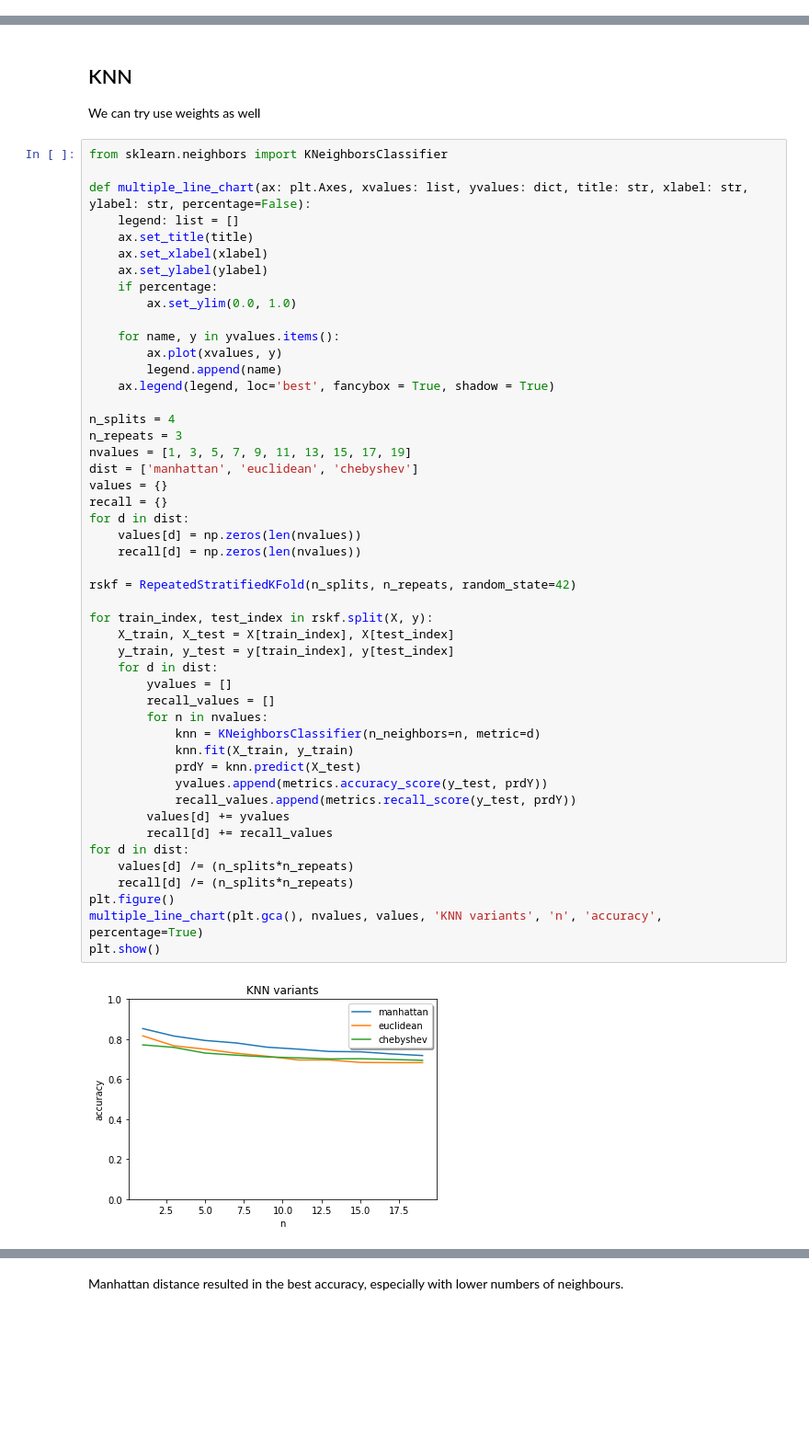
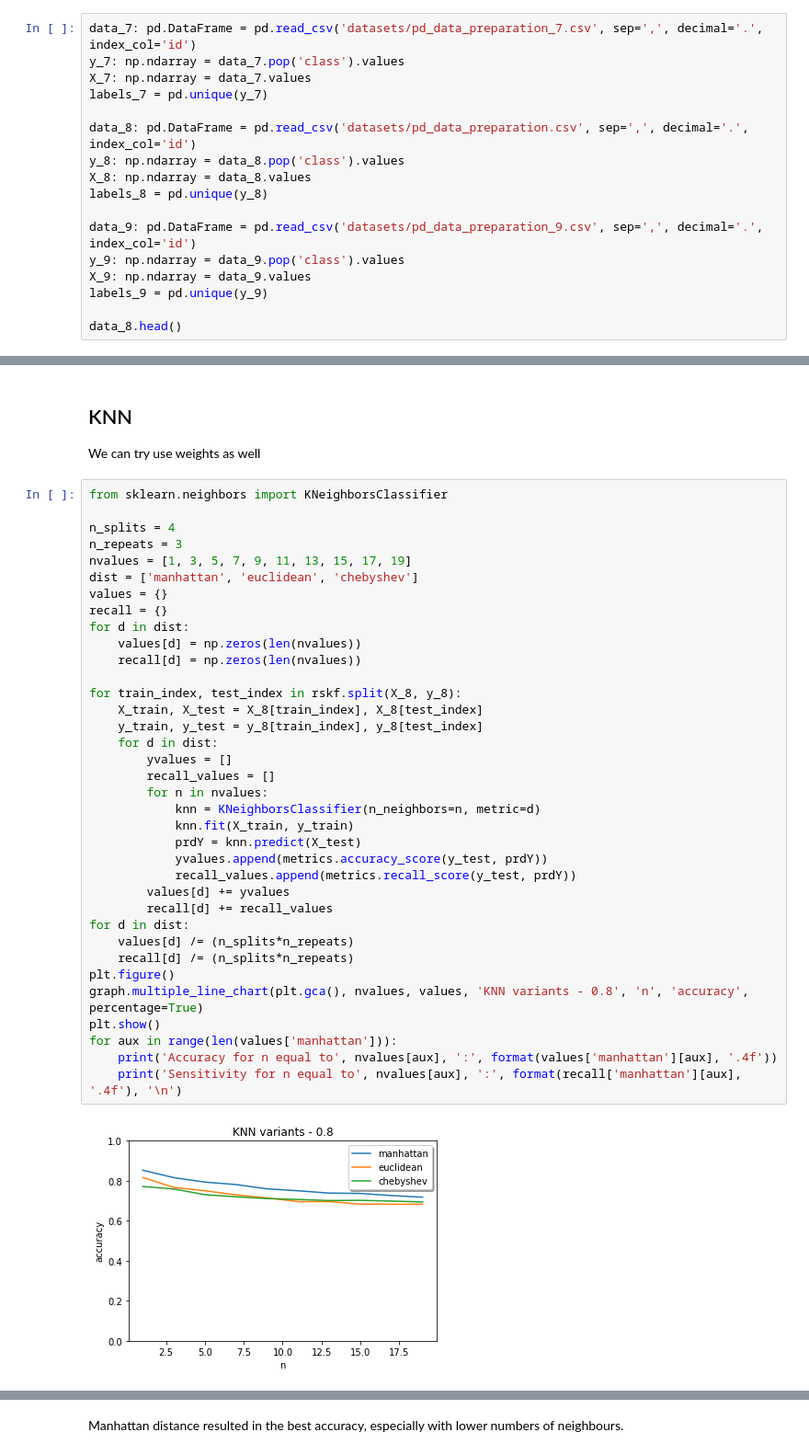
Before and after one commit to RenanNunes/Data_Science_Project_IST, a Jupyter notebook: 03_Naive_Bayes_and_KNN.ipynb, the cells around one changed output, grey strips where cells are left out. Shown at 92% size. Cells and saved outputs as stored; diff of their text form; blank space fills up the shorter version.

```diff
--- a/03_Naive_Bayes_and_KNN.ipynb
+++ b/03_Naive_Bayes_and_KNN.ipynb
@@ -29,0 +14,17 @@ data.head()
+# %%
+data_7: pd.DataFrame = pd.read_csv('datasets/pd_data_preparation_7.csv', sep=',', decimal='.', index_col='id')
+y_7: np.ndarray = data_7.pop('class').values
+X_7: np.ndarray = data_7.values
+labels_7 = pd.unique(y_7)
+
+data_8: pd.DataFrame = pd.read_csv('datasets/pd_data_preparation.csv', sep=',', decimal='.', index_col='id')
+y_8: np.ndarray = data_8.pop('class').values
+X_8: np.ndarray = data_8.values
+labels_8 = pd.unique(y_8)
+
+data_9: pd.DataFrame = pd.read_csv('datasets/pd_data_preparation_9.csv', sep=',', decimal='.', index_col='id')
+y_9: np.ndarray = data_9.pop('class').values
+X_9: np.ndarray = data_9.values
+labels_9 = pd.unique(y_9)
+
+data_8.head()
@@ -112,51 +164,39 @@ So, we can use the Gaussian Naive Bayes (with 4 folds and 3 repetitions) as our
 We can try use weights as well
 # %%
 from sklearn.neighbors import KNeighborsClassifier
-
-def multiple_line_chart(ax: plt.Axes, xvalues: list, yvalues: dict, title: str, xlabel: str, ylabel: str, percentage=False):
-    legend: list = []
-    ax.set_title(title)
-    ax.set_xlabel(xlabel)
-    ax.set_ylabel(ylabel)
-    if percentage:
-        ax.set_ylim(0.0, 1.0)
-
-    for name, y in yvalues.items():
-        ax.plot(xvalues, y)
-        legend.append(name)
-    ax.legend(legend, loc='best', fancybox = True, shadow = True)
 
 n_splits = 4
 n_repeats = 3
 nvalues = [1, 3, 5, 7, 9, 11, 13, 15, 17, 19]
 dist = ['manhattan', 'euclidean', 'chebyshev']
 values = {}
 recall = {}
 for d in dist:
     values[d] = np.zeros(len(nvalues))
     recall[d] = np.zeros(len(nvalues))
 
-rskf = RepeatedStratifiedKFold(n_splits, n_repeats, random_state=42)
-
-for train_index, test_index in rskf.split(X, y):
-    X_train, X_test = X[train_index], X[test_index]
-    y_train, y_test = y[train_index], y[test_index]
+for train_index, test_index in rskf.split(X_8, y_8):
+    X_train, X_test = X_8[train_index], X_8[test_index]
+    y_train, y_test = y_8[train_index], y_8[test_index]
     for d in dist:
         yvalues = []
         recall_values = []
         for n in nvalues:
             knn = KNeighborsClassifier(n_neighbors=n, metric=d)
             knn.fit(X_train, y_train)
             prdY = knn.predict(X_test)
             yvalues.append(metrics.accuracy_score(y_test, prdY))
             recall_values.append(metrics.recall_score(y_test, prdY))
         values[d] += yvalues
         recall[d] += recall_values
 for d in dist:
     values[d] /= (n_splits*n_repeats)
     recall[d] /= (n_splits*n_repeats)
 plt.figure()
-multiple_line_chart(plt.gca(), nvalues, values, 'KNN variants', 'n', 'accuracy', percentage=True)
+graph.multiple_line_chart(plt.gca(), nvalues, values, 'KNN variants - 0.8', 'n', 'accuracy', percentage=True)
 plt.show()
+for aux in range(len(values['manhattan'])):
+    print('Accuracy for n equal to', nvalues[aux], ':', format(values['manhattan'][aux], '.4f'))
+    print('Sensitivity for n equal to', nvalues[aux], ':', format(recall['manhattan'][aux], '.4f'), '\n')
 # %% [output]
-[figure, old version]
+[figure, new version]
```
Also changed, not shown: parts of 13 cells of this notebook, 8 other files.
